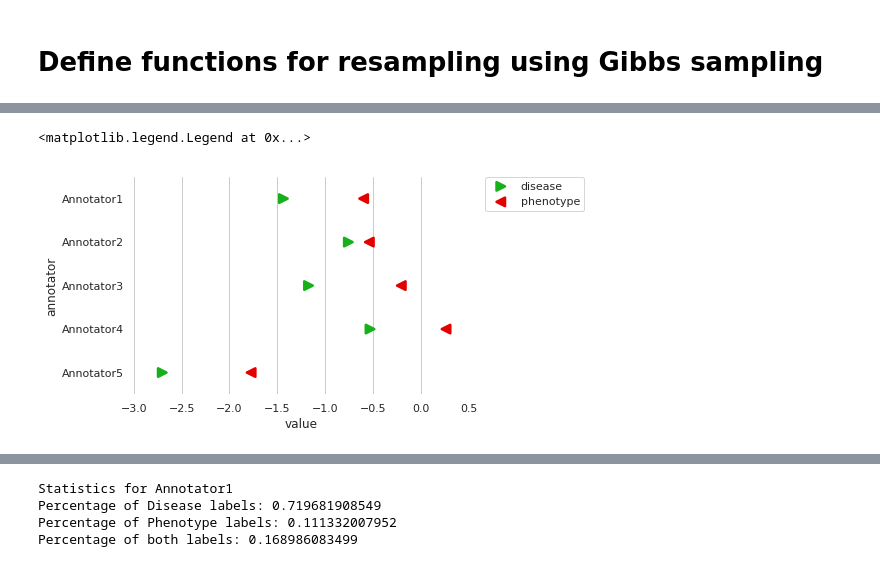
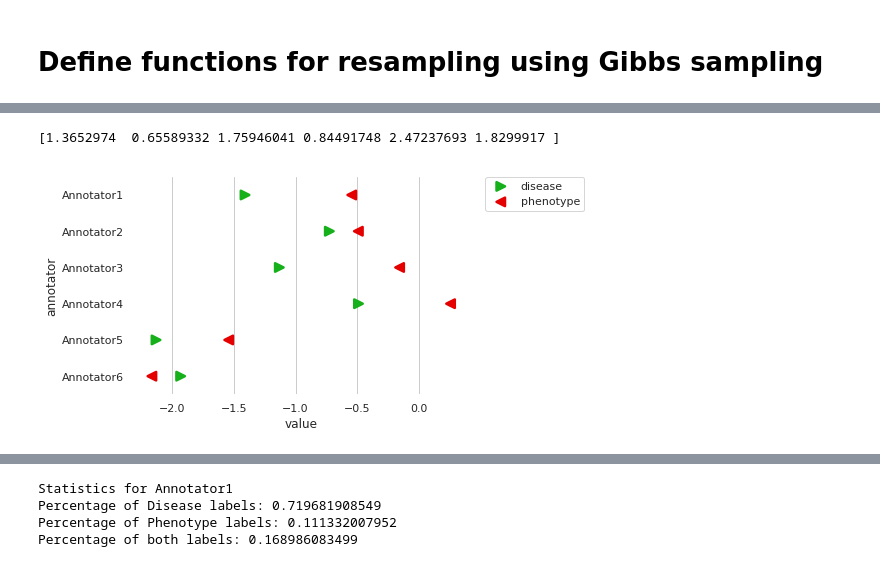
Before and after one commit to AkshitaB/scripps, a Jupyter notebook: graphical/IdealPoint.ipynb, the cells around one changed output, grey strips where cells are left out. Drawn from its saved outputs; the diff is of its cells as text; code cells hidden in the pictures.

```diff
--- a/graphical/IdealPoint.ipynb
+++ b/graphical/IdealPoint.ipynb
@@ -33,7 +65,7 @@ def read_disease_annotations():
     anno[3].replace(['I-Disease', 'O'], [1, 0], inplace=True)
     annotations = pd.concat([annotations, anno[0].rename('Token')], axis=1)
     annotations = pd.concat([annotations, anno[3].rename('Annotator1')], axis=1)
-    for i in range(2, 6):
+    for i in range(2, NUM_CS_ANNOTATORS + 1):
         anno = read_datasets.load_dataset('m2c_citizen_disease', 'files{}'.format(i))
         anno[3].replace(['I-Disease', 'O'], [1, 0], inplace=True)
         annotations = pd.concat([annotations, anno[3].rename('Annotator{}'.format(i))], axis=1)
@@ -45,7 +77,7 @@ def read_phenotype_annotations():
     anno[3].replace(['I-Phenotype', 'O'], [1, 0], inplace=True)
     annotations = pd.concat([annotations, anno[0].rename('Token')], axis=1)
     annotations = pd.concat([annotations, anno[3].rename('Annotator1')], axis=1)
-    for i in range(2, 6):
+    for i in range(2, NUM_CS_ANNOTATORS + 1):
         anno = read_datasets.load_dataset('m2c_citizen_phenotype', 'files{}'.format(i))
         anno[3].replace(['I-Phenotype', 'O'], [1, 0], inplace=True)
         annotations = pd.concat([annotations, anno[3].rename('Annotator{}'.format(i))], axis=1)
@@ -62,7 +94,7 @@ def read_both_annotations():
     anno[3].replace(['I-?', 'I-Disease_Phen', 'I-Gene'], ['O', 'I-Disease_Pheno', 'O'], inplace=True)
     annotations = pd.concat([annotations, anno[0].rename('Token')], axis=1)
     annotations = pd.concat([annotations, anno[3].rename('Annotator1')], axis=1)
-    for i in range(2, 6):
+    for i in range(2, NUM_CS_ANNOTATORS + 1):
         anno = read_datasets.load_dataset('m2c', 'files{}'.format(i))
         anno[3].replace(['I-?', 'I-Disease_Phen', 'I-Gene'], ['O', 'I-Disease_Pheno', 'O'], inplace=True)
         annotations = pd.concat([annotations, anno[3].rename('Annotator{}'.format(i))], axis=1)
@@ -76,0 +109,2 @@ sanity_check(mixed_annotations, ['Annotator1', 'Annotator2', 'Annotator3', 'Anno
+# %%
+mixed_annotations = pd.concat([mixed_annotations, expert_annotations['NER_expert']], axis=1)
@@ -78,7 +133,7 @@ sanity_check(mixed_annotations, ['Annotator1', 'Annotator2', 'Annotator3', 'Anno
 # Filter relevant rows
 # %%
 def get_relevant_rows(annotations):
-    relevant = annotations[['Annotator1', 'Annotator2', 'Annotator3', 'Annotator4', 'Annotator5']] != 'O'
+    relevant = annotations[['Annotator{}'.format(i+1) for i in range(NUM_ANNOTATORS)]] != 'O'
     relevant = annotations[relevant.all(axis=1)]
     #relevant = annotations[~(annotations[['Annotator1', 'Annotator2', 'Annotator3', 'Annotator4', 'Annotator5']] == 'O').all(axis=1)]
     return relevant
@@ -416,28 +523,32 @@ array([0.83888496, 0.21917415, 0.97014707, 0.79462428, 0.92903205])
 # %%
 dis_phe_pd = pd.DataFrame()
 dis_phe_pd['disease'] = dis_loc
 dis_phe_pd['phenotype'] = phe_loc
-dis_phe_pd['annotator'] = ['Annotator{}'.format(i+1) for i in range(5)]
+dis_phe_pd['annotator'] = ['Annotator{}'.format(i+1) for i in range(NUM_ANNOTATORS)]
 
 sns.set(style="whitegrid")
 
 dis_phe_pd = pd.melt(dis_phe_pd, "annotator", var_name="measurement")
 
 dis_phe_pd
 
 f, ax = plt.subplots()
 sns.despine(bottom=True, left=True)
 
 sns.pointplot(x="value", y="annotator", hue="measurement",
               data=dis_phe_pd, dodge=0, join=False,
               markers=[">", "<"], scale=1.25, ci=None, palette=sns.xkcd_palette(['green', 'red']))
 
-ax.set(xticks=[-3.0, -2.5, -2.0, -1.5, -1.0, -0.5, 0.0, 0.5])
+#ax.set(xticks=[-3.0, -2.5, -2.0, -1.5, -1.0, -0.5, 0.0, 0.5])
+#ax.set(xticks=np.arange(np.floor(theta_min), np.ceil(theta_max), 0.5))
 
 plt.legend(bbox_to_anchor=(1.05, 1), loc=2, borderaxespad=0.)
+
+dis_inverses = 1/(xda - xdr)
+print(dis_inverses)
 # %% [output]
-<matplotlib.legend.Legend at 0x...>
+[1.3652974  0.65589332 1.75946041 0.84491748 2.47237693 1.8299917 ]
-[figure, old version]
+[figure, new version]
 # %%
 dis_phe_pd = pd.DataFrame()
 dis_phe_pd['disease'] = dis_loc
```
Also changed, not shown: parts of 34 cells of this notebook, 2 other files.
